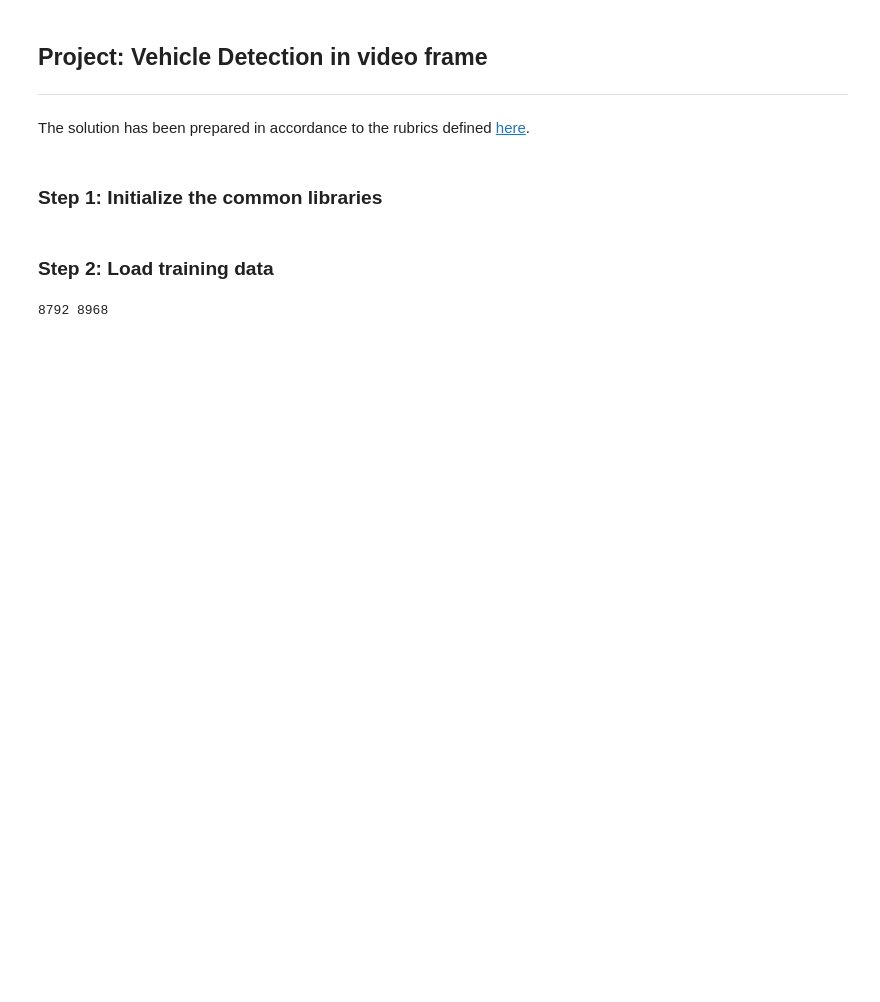
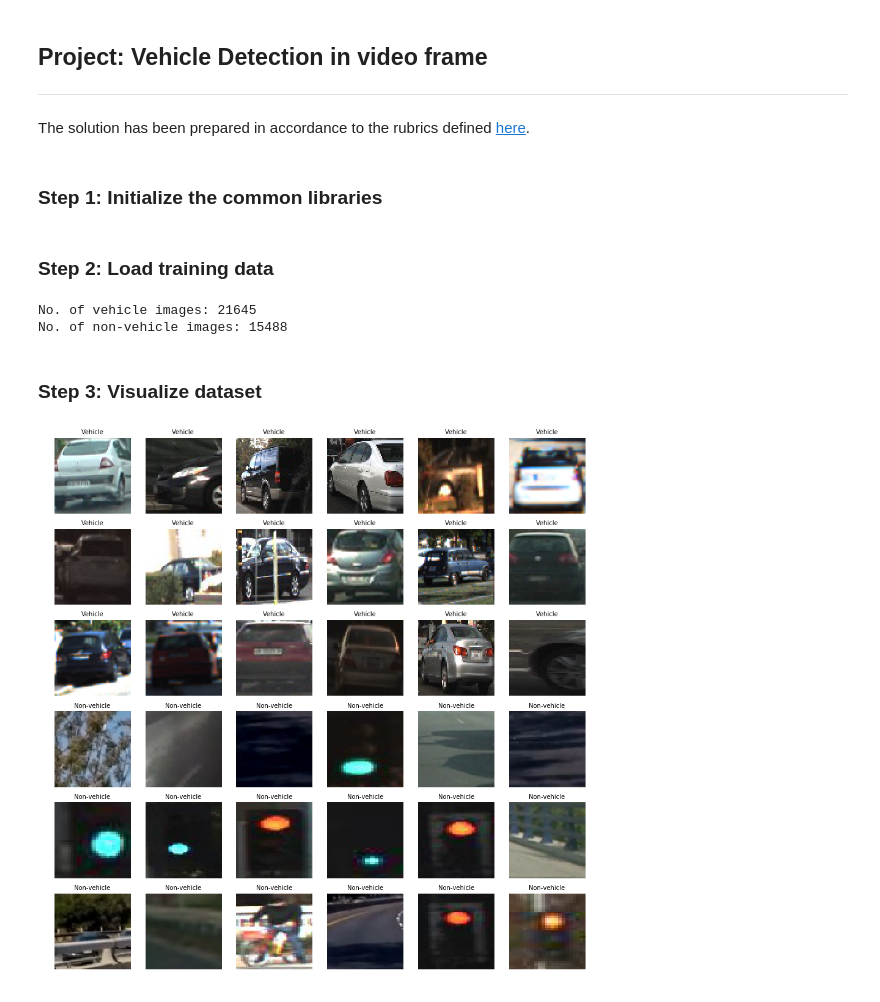
Before and after one commit to mrsandipandas/Udacity_Vehicle-Detection-P5, a Jupyter notebook: Vehicle_detection.ipynb, the cells around one changed output. Drawn from its saved outputs; the diff is of its cells as text; code cells hidden in the pictures; blank space fills up the shorter version.

```diff
--- a/Vehicle_detection.ipynb
+++ b/Vehicle_detection.ipynb
@@ -25,6 +34,28 @@ from tqdm import tqdm_notebook
 # %%
 vehicle_images = glob.glob('training_data/vehicles/*/*.png')
 nonvehicle_images = glob.glob('training_data/non-vehicles/*/*.png')
-print(len(vehicle_images), len(nonvehicle_images))
+print("No. of vehicle images: " + str(len(vehicle_images)), "\nNo. of non-vehicle images: " + str(len(nonvehicle_images)))
 # %% [output]
-8792 8968
+No. of vehicle images: 21645
+No. of non-vehicle images: 15488
+# %% [markdown]
+### Step 3: Visualize dataset
+# %%
+fig, axis = plt.subplots(6,6, figsize=(16, 16))
+fig.subplots_adjust(hspace = .2, wspace=.001)
+axis = axis.ravel()
+
+for i in np.arange(18):
+    img = cv2.imread(vehicle_images[np.random.randint(0,len(vehicle_images))])
+    img = cv2.cvtColor(img,cv2.COLOR_BGR2RGB)
+    axis[i].axis('off')
+    axis[i].set_title('Vehicle', fontsize=10)
+    axis[i].imshow(img)
+for i in np.arange(18,36):
+    img = cv2.imread(nonvehicle_images[np.random.randint(0,len(nonvehicle_images))])
+    img = cv2.cvtColor(img,cv2.COLOR_BGR2RGB)
+    axis[i].axis('off')
+    axis[i].set_title('Non-vehicle', fontsize=10)
+    axis[i].imshow(img)
+# %% [output]
+[figure, added]
```
Also changed, not shown: parts of 27 cells of this notebook, 1 other file.
